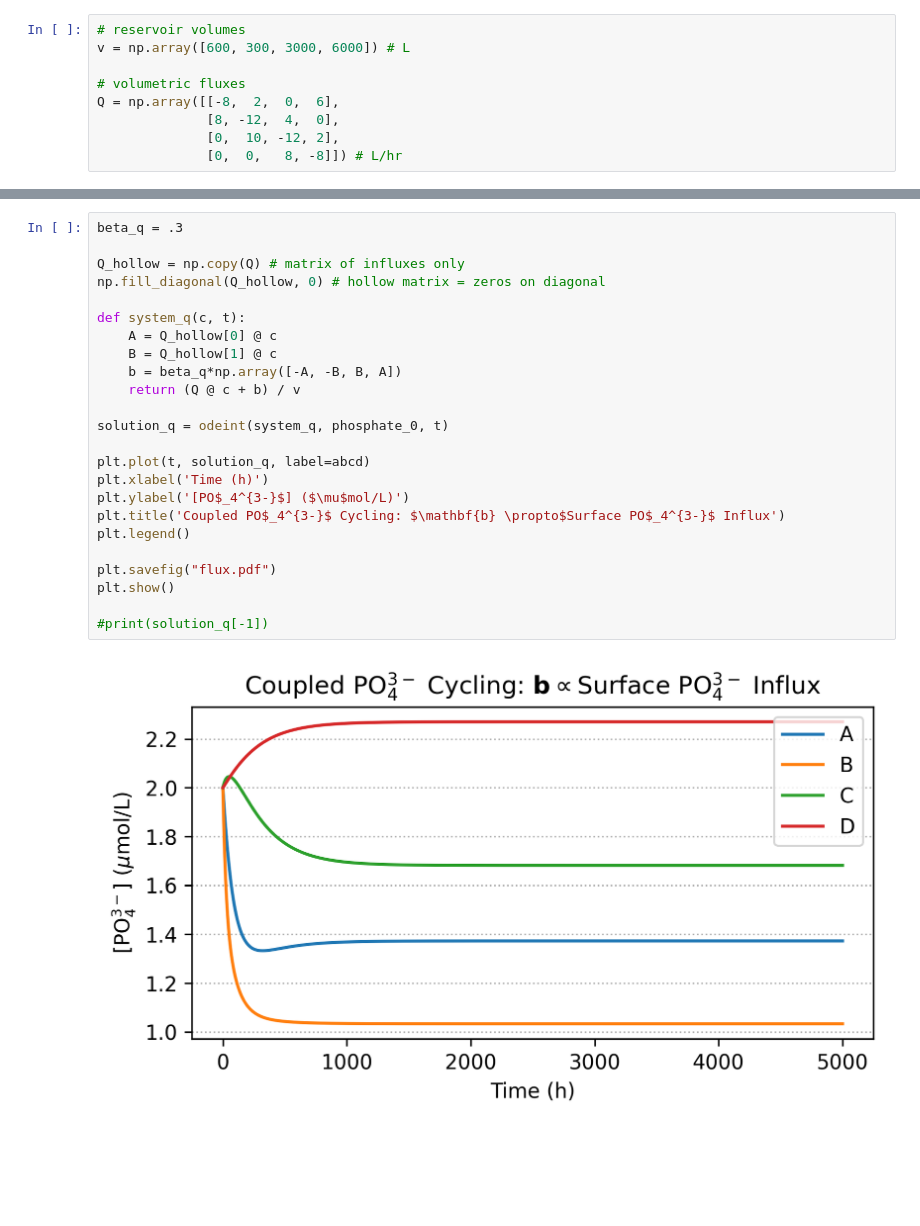
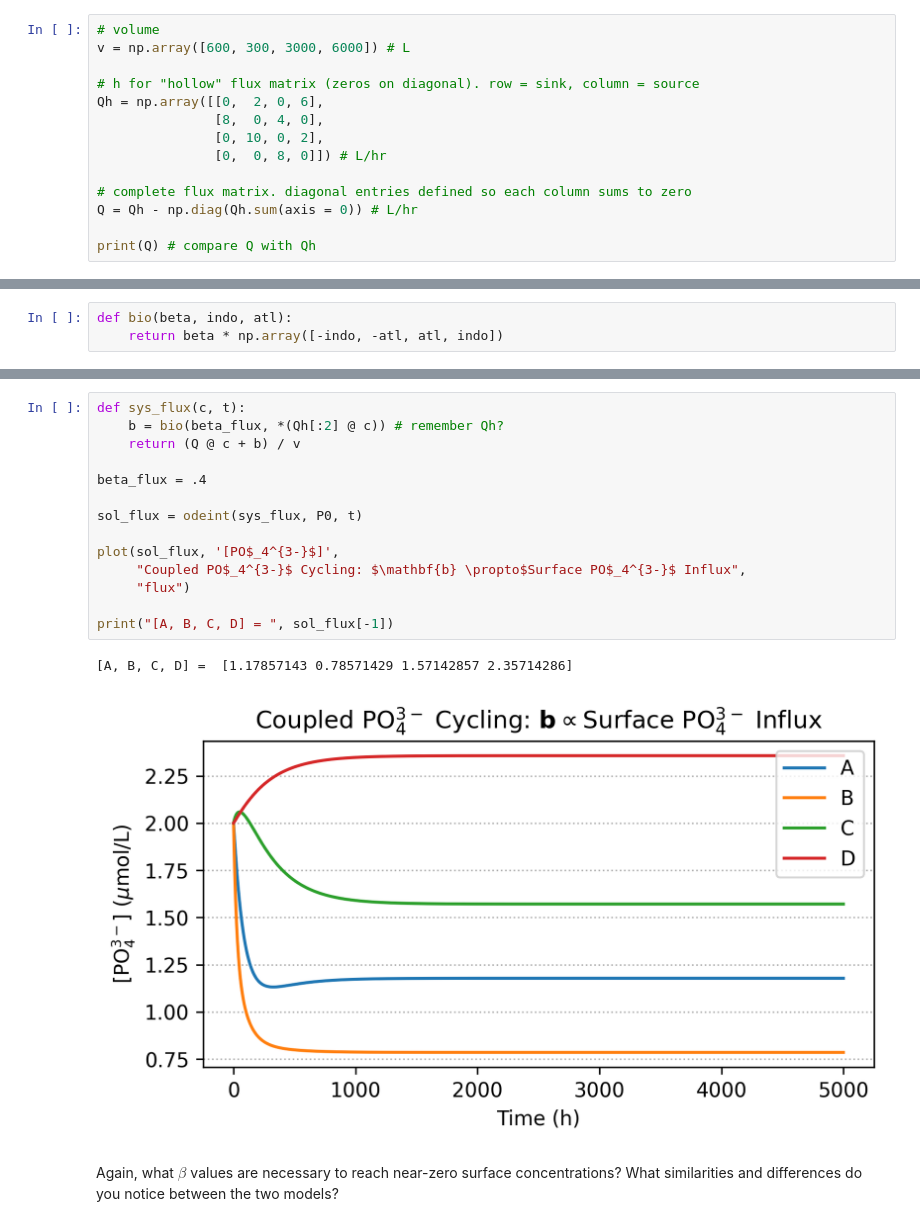
Before and after one commit to hernypeterson/nutrient-model, a Jupyter notebook: GEOL20E-HW6-NutrientModeling.ipynb, the cells around one changed output, grey strips where cells are left out. Drawn from its saved outputs; the diff is of its cells as text; blank space fills up the shorter version.

```diff
--- a/GEOL20E-HW6-NutrientModeling.ipynb
+++ b/GEOL20E-HW6-NutrientModeling.ipynb
@@ -31,9 +32,14 @@ If you change these values, re-run the cell (Shift-Return) & any other cells tha
 # %%
-# reservoir volumes
+# volume
 v = np.array([600, 300, 3000, 6000]) # L
 
-# volumetric fluxes
-Q = np.array([[-8,  2,  0,  6],
-              [8, -12,  4,  0],
-              [0,  10, -12, 2],
-              [0,  0,   8, -8]]) # L/hr
+# h for "hollow" flux matrix (zeros on diagonal). row = sink, column = source
+Qh = np.array([[0,  2, 0, 6],
+               [8,  0, 4, 0],
+               [0, 10, 0, 2],
+               [0,  0, 8, 0]]) # L/hr
+
+# complete flux matrix. diagonal entries defined so each column sums to zero
+Q = Qh - np.diag(Qh.sum(axis = 0)) # L/hr
+
+print(Q) # compare Q with Qh
@@ -91,0 +98,3 @@ plt.show()
+# %%
+def bio(beta, indo, atl):
+    return beta * np.array([-indo, -atl, atl, indo])
@@ -137,26 +130,19 @@ Another approach is to assume that the biological pump is proportional to the to
 # %%
-beta_q = .3
-
-Q_hollow = np.copy(Q) # matrix of influxes only
-np.fill_diagonal(Q_hollow, 0) # hollow matrix = zeros on diagonal
-
-def system_q(c, t):
-    A = Q_hollow[0] @ c
-    B = Q_hollow[1] @ c
-    b = beta_q*np.array([-A, -B, B, A])
+def sys_flux(c, t):
+    b = bio(beta_flux, *(Qh[:2] @ c)) # remember Qh?
     return (Q @ c + b) / v
 
-solution_q = odeint(system_q, phosphate_0, t)
+beta_flux = .4
 
-plt.plot(t, solution_q, label=abcd)
-plt.xlabel('Time (h)')
-plt.ylabel('[PO$_4^{3-}$] ($\mu$mol/L)')
-plt.title('Coupled PO$_4^{3-}$ Cycling: $\mathbf{b} \propto$Surface PO$_4^{3-}$ Influx')
-plt.legend()
+sol_flux = odeint(sys_flux, P0, t)
 
-plt.savefig("flux.pdf")
-plt.show()
+plot(sol_flux, '[PO$_4^{3-}$]',
+     "Coupled PO$_4^{3-}$ Cycling: $\mathbf{b} \propto$Surface PO$_4^{3-}$ Influx",
+     "flux")
 
-#print(solution_q[-1])
+print("[A, B, C, D] = ", sol_flux[-1])
 # %% [output]
+[A, B, C, D] =  [1.17857143 0.78571429 1.57142857 2.35714286]
-[figure, old version]
+[figure, new version]
+# %% [markdown]
+Again, what $\beta$ values are necessary to reach near-zero surface concentrations? What similarities and differences do you notice between the two models?
```
Also changed, not shown: parts of 46 cells of this notebook.
